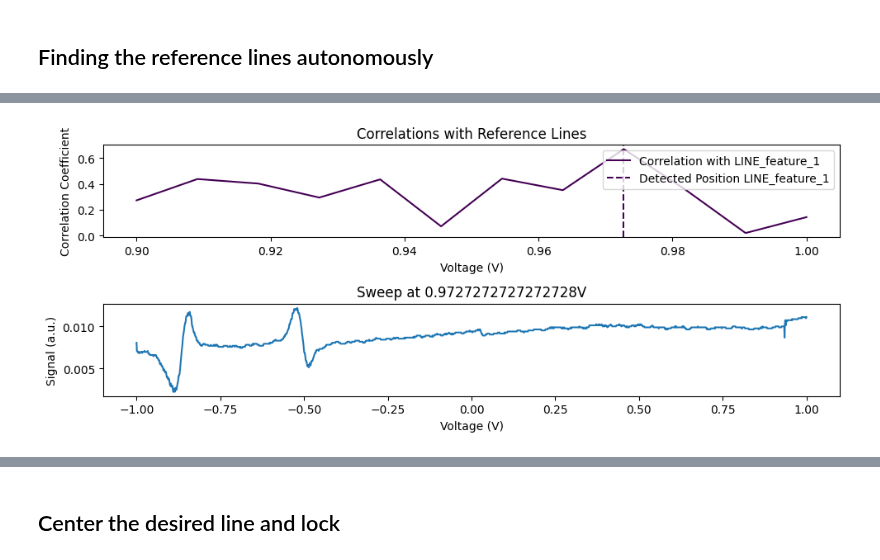
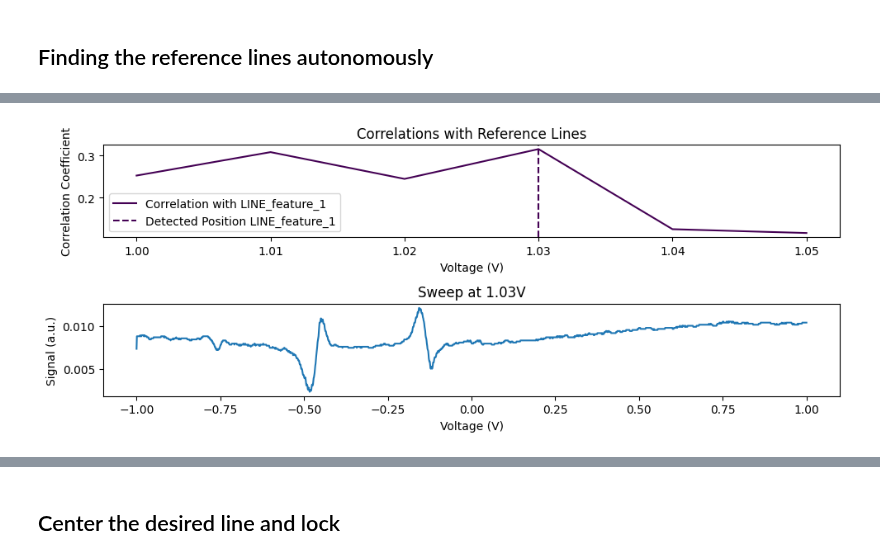
Before and after one commit to jack00look/RP_Spectroscopy, a Jupyter notebook: Notebook_Serafini.ipynb, the cells around one changed output, grey strips where cells are left out. Drawn from its saved outputs; the diff is of its cells as text; code cells hidden in the pictures.

```diff
--- a/Notebook_Serafini.ipynb
+++ b/Notebook_Serafini.ipynb
@@ -120,5 +130,5 @@ We will now make the software identify where the reference lines are, in practic
 ## Finding the reference lines autonomously
 # %%
 RP_controller.set_debug_mode()
-RP_controller.find_reference_lines(start_voltage= .9, stop_voltage= 1., num_points= 12)
+RP_controller.find_reference_lines(start_voltage= 1., stop_voltage= 1.05, num_points = 6)
 # %% [output]
@@ -142 +155 @@ RP_controller.find_reference_lines(start_voltage= .9, stop_voltage= 1., num_poin
-[figure, old version]
+[figure, new version]
```
Also changed, not shown: parts of 7 cells of this notebook, 11 other files.
